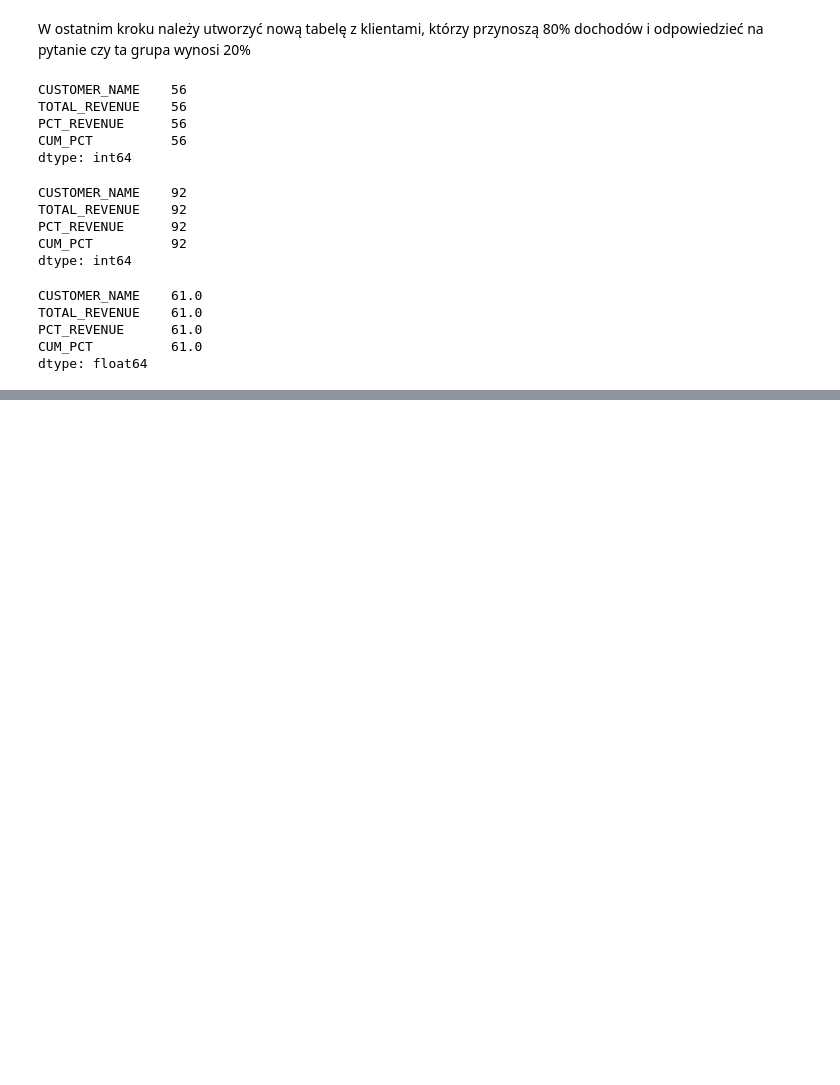
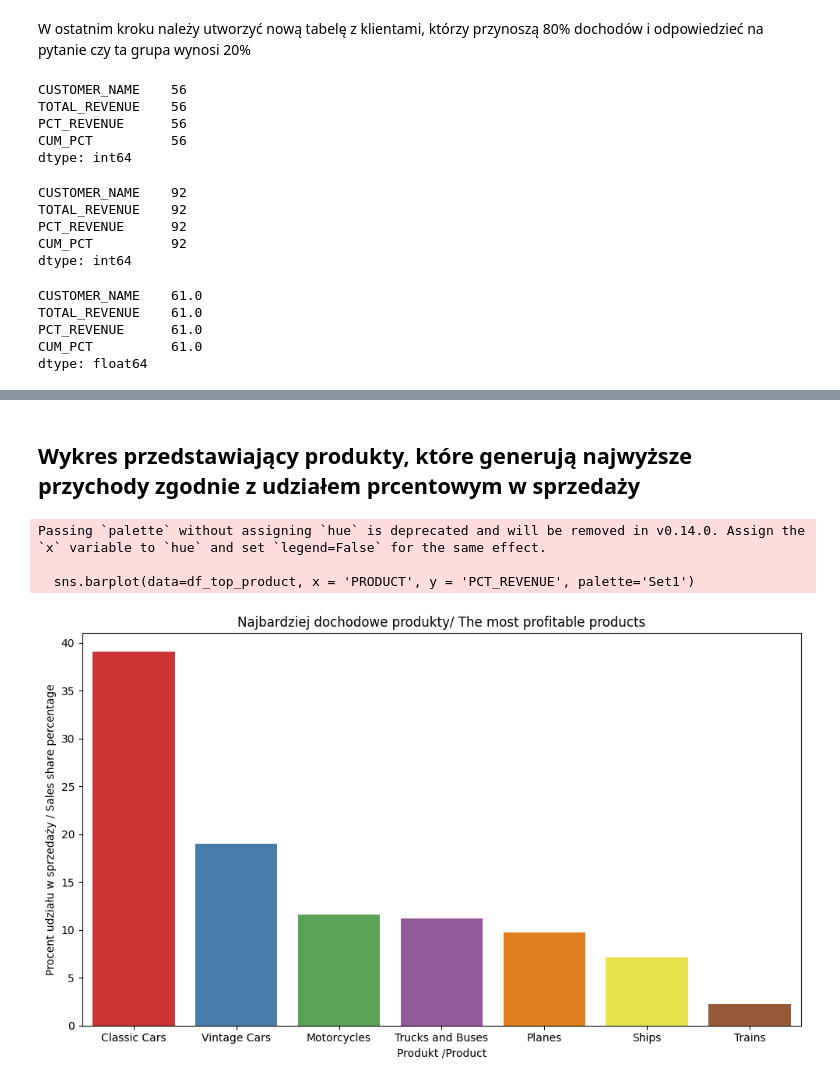
Before and after one commit to AdrianSchmidt96/portfolio-adrian-schmidt, a Jupyter notebook: 01_sales-performance-analysis/notebook/sales_analysis.ipynb, the cells around one changed output, grey strips where cells are left out. Cells and saved outputs as stored; diff of their text form; code cells hidden in the pictures; blank space fills up the shorter version.

Commit message:
18.06.2025 Dodano następujące analizy: - najlepiej sprzedających się produktów, - przychody wg krajów - sprzedaży miesięcznej oraz kwartalnej
Oraz:
- wykresy,
- wnioski biznesowe

```diff
--- a/01_sales-performance-analysis/notebook/sales_analysis.ipynb
+++ b/01_sales-performance-analysis/notebook/sales_analysis.ipynb
@@ -360,0 +370,6 @@ dtype: float64
+# %%
+df_top_product = df.groupby('PRODUCTLINE')[['QUANTITYORDERED','SALES']].sum().reset_index()
+df_top_product.columns= ['PRODUCT', 'TOTAL_ORDER', 'TOTAL_REVENUE']
+df_top_product['PCT_REVENUE'] = round(df_top_product['TOTAL_REVENUE'] / total_sales, 4) * 100
+df_top_product = df_top_product.sort_values('TOTAL_REVENUE',ascending=False)
+df_top_product.head()
@@ -360,0 +383,3 @@ dtype: float64
+# %%
+df_top_product['AVG_UNIT_PRICE'] = round(df_top_product['TOTAL_REVENUE'] / df_top_product['TOTAL_ORDER'],2)
+df_top_product.head()
@@ -360,0 +393,15 @@ dtype: float64
+# %% [markdown]
+## Wykres przedstawiający produkty, które generują najwyższe przychody zgodnie z udziałem prcentowym w sprzedaży
+# %%
+plt.figure(figsize=(10,6))
+sns.barplot(data=df_top_product, x = 'PRODUCT', y = 'PCT_REVENUE', palette='Set1')
+plt.title('Najbardziej dochodowe produkty/ The most profitable products')
+plt.xlabel('Produkt /Product')
+plt.ylabel('Procent udziału w sprzedaży / Sales share percentage')
+plt.tight_layout()
+plt.show()
+# %% [output]
+Passing `palette` without assigning `hue` is deprecated and will be removed in v0.14.0. Assign the `x` variable to `hue` and set `legend=False` for the same effect.
+
+  sns.barplot(data=df_top_product, x = 'PRODUCT', y = 'PCT_REVENUE', palette='Set1')
+[figure, added]
```
Also changed, not shown: parts of 29 cells of this notebook.
